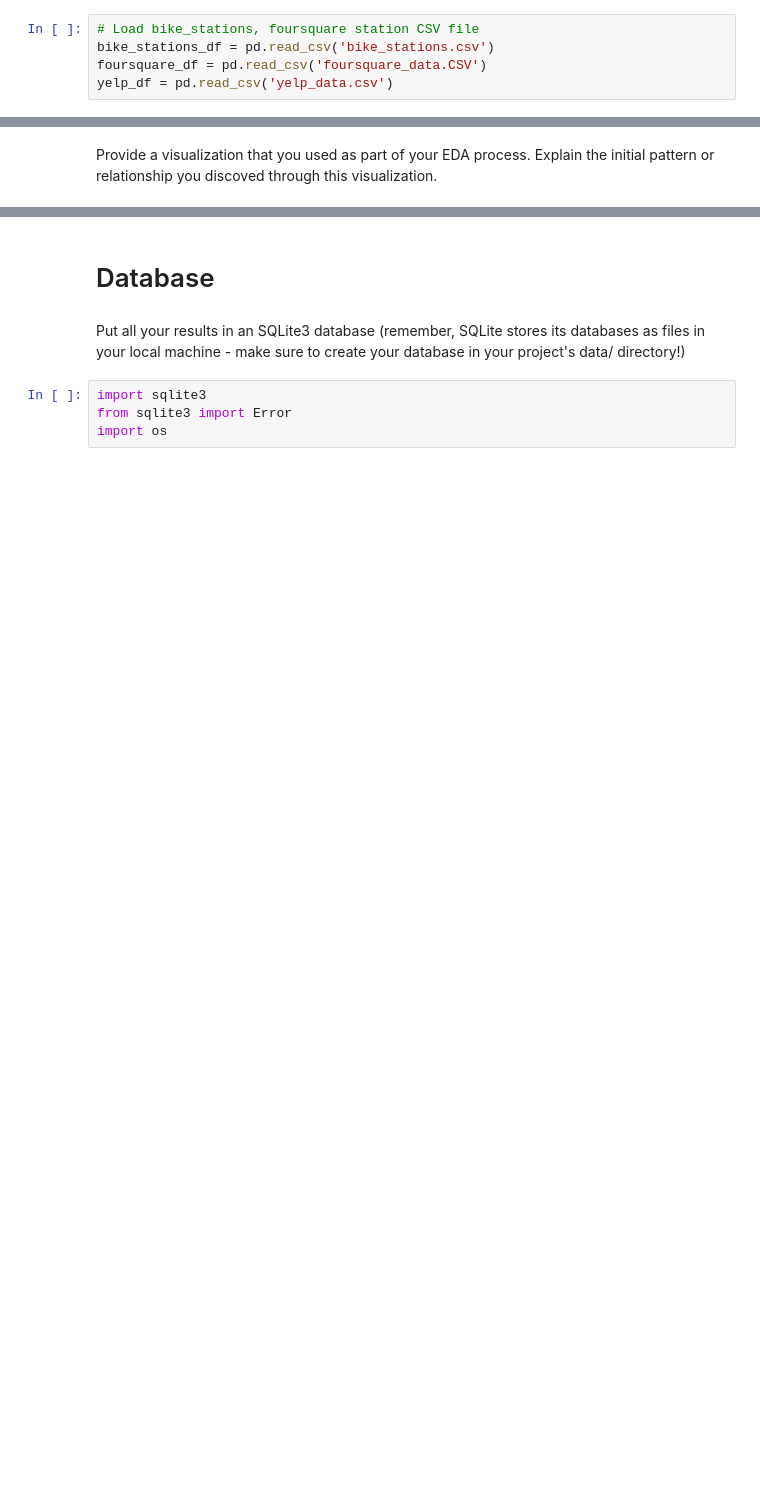
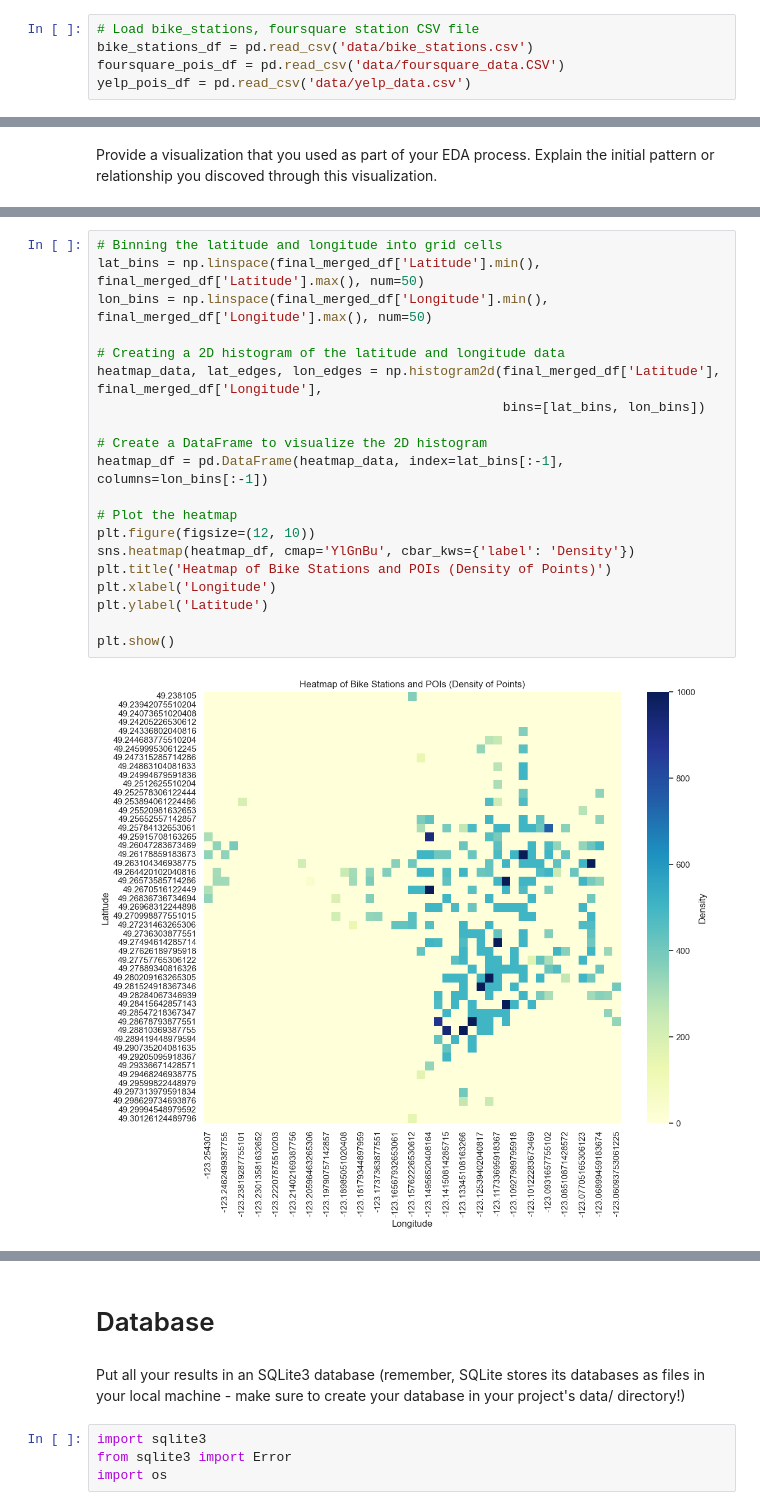
Before and after one commit to MehranBehzadi/Statistical_modeling_project, a Jupyter notebook: notebooks/joining_data.ipynb, the cells around one changed output, grey strips where cells are left out. Cells and saved outputs as stored; diff of their text form; blank space fills up the shorter version.

```diff
--- a/notebooks/joining_data.ipynb
+++ b/notebooks/joining_data.ipynb
@@ -5,6 +5,6 @@ import pandas as pd
 import sqlite3
 # %%
 # Load bike_stations, foursquare station CSV file
-bike_stations_df = pd.read_csv('bike_stations.csv')
-foursquare_df = pd.read_csv('foursquare_data.CSV')
-yelp_df = pd.read_csv('yelp_data.csv')
+bike_stations_df = pd.read_csv('data/bike_stations.csv')
+foursquare_pois_df = pd.read_csv('data/foursquare_data.CSV')
+yelp_pois_df = pd.read_csv('data/yelp_data.csv')
@@ -106,0 +83,22 @@ join_all_df.to_csv('poi_data.csv', index=False)  # Save as CSV file
+# %%
+# Binning the latitude and longitude into grid cells
+lat_bins = np.linspace(final_merged_df['Latitude'].min(), final_merged_df['Latitude'].max(), num=50)
+lon_bins = np.linspace(final_merged_df['Longitude'].min(), final_merged_df['Longitude'].max(), num=50)
+
+# Creating a 2D histogram of the latitude and longitude data
+heatmap_data, lat_edges, lon_edges = np.histogram2d(final_merged_df['Latitude'], final_merged_df['Longitude'],
+                                                    bins=[lat_bins, lon_bins])
+
+# Create a DataFrame to visualize the 2D histogram
+heatmap_df = pd.DataFrame(heatmap_data, index=lat_bins[:-1], columns=lon_bins[:-1])
+
+# Plot the heatmap
+plt.figure(figsize=(12, 10))
+sns.heatmap(heatmap_df, cmap='YlGnBu', cbar_kws={'label': 'Density'})
+plt.title('Heatmap of Bike Stations and POIs (Density of Points)')
+plt.xlabel('Longitude')
+plt.ylabel('Latitude')
+
+plt.show()
+# %% [output]
+[figure, added]
```
Also changed, not shown: parts of 12 cells of this notebook, 13 other files.
